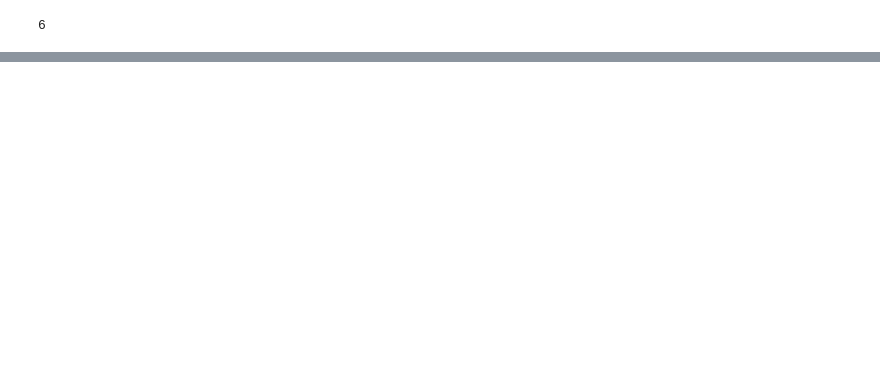
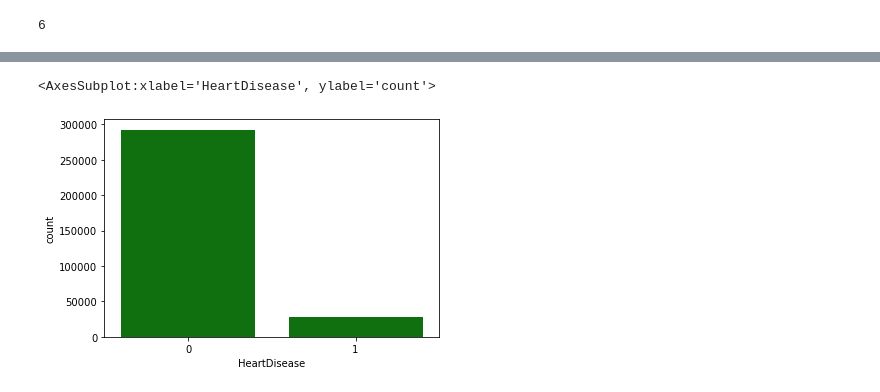
Before and after one commit to hasinroses/ML-Assignment, a Jupyter notebook: Hasin_FinalProject01.ipynb, the cells around one changed output, grey strips where cells are left out. Cells and saved outputs as stored; diff of their text form; code cells hidden in the pictures; blank space fills up the shorter version.

```diff
--- a/Hasin_FinalProject01.ipynb
+++ b/Hasin_FinalProject01.ipynb
@@ -70,0 +154,3 @@ df['Race'].nunique()
+# %%
+for col in col_binary_value:
+    df[col]=le.fit_transform(df[col])
@@ -70,0 +171,8 @@ df['Race'].nunique()
+# %%
+oren=OrdinalEncoder()
+# %%
+df['AgeCategory']=oren.fit_transform(df[['AgeCategory']])
+# %%
+for col in df.columns:
+    if is_string_dtype(df[col]):
+        df[col]=oren.fit_transform(df[[col]])
@@ -70,0 +221,5 @@ df['Race'].nunique()
+# %%
+sns.countplot(df['HeartDisease'], color='green')
+# %% [output]
+<AxesSubplot:xlabel='HeartDisease', ylabel='count'>
+[figure, added]
```
Also changed, not shown: parts of 55 cells of this notebook.
